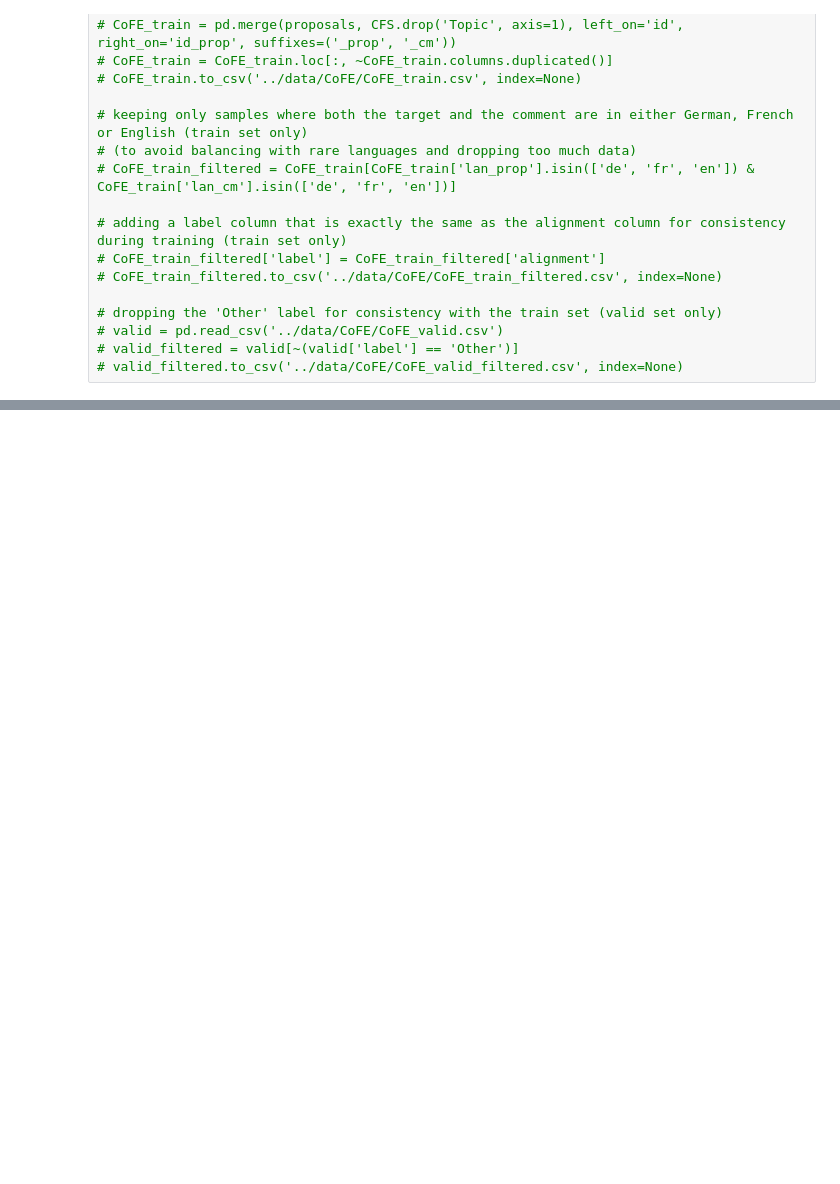
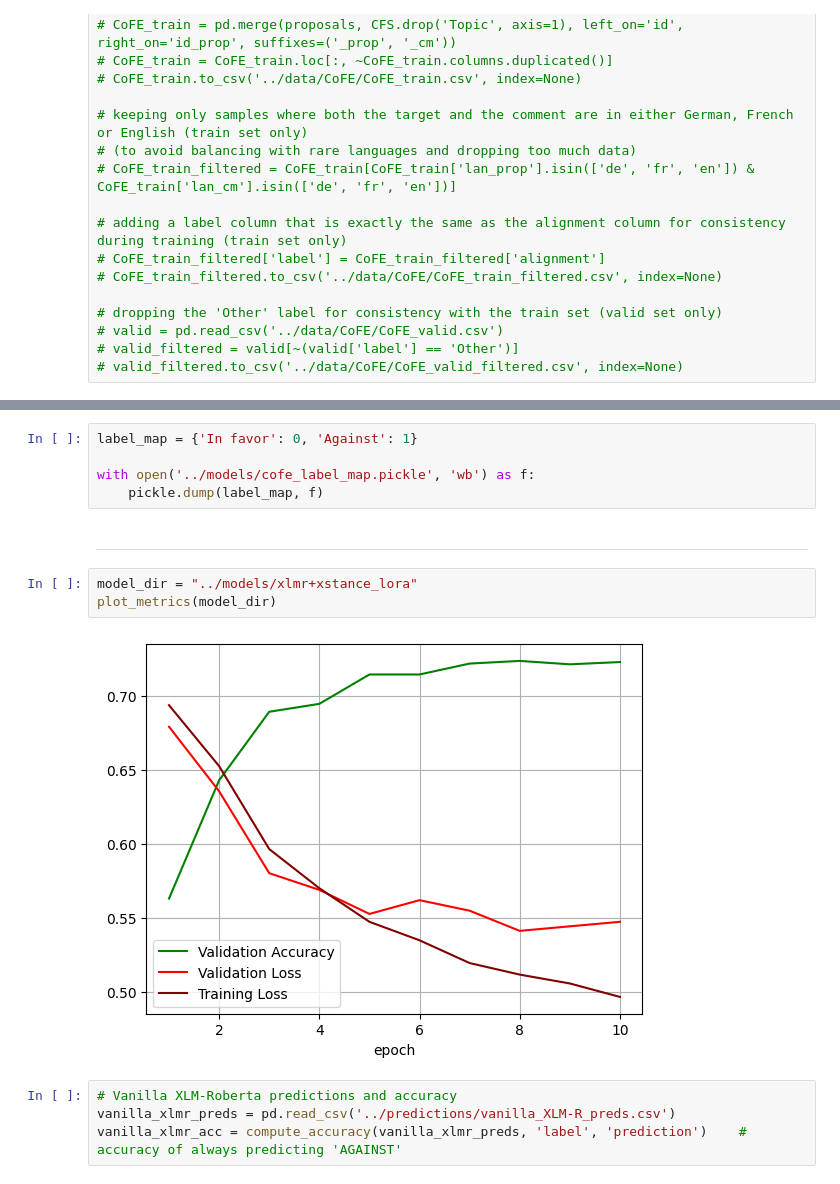
Before and after one commit to NazaninShafiabadi/StanceDetection, a Jupyter notebook: analysis/CoFE.ipynb, the cells around one changed output, grey strips where cells are left out. Drawn from its saved outputs; the diff is of its cells as text; blank space fills up the shorter version.

```diff
--- a/analysis/CoFE.ipynb
+++ b/analysis/CoFE.ipynb
@@ -38,0 +41,16 @@ def balance_df(df, columns:List, rs=42):
+# %%
+label_map = {'In favor': 0, 'Against': 1}
+
+with open('../models/cofe_label_map.pickle', 'wb') as f:
+    pickle.dump(label_map, f)
+# %% [markdown]
+---
+# %%
+model_dir = "../models/xlmr+xstance_lora"
+plot_metrics(model_dir)
+# %% [output]
+[figure, added]
+# %%
+# Vanilla XLM-Roberta predictions and accuracy
+vanilla_xlmr_preds = pd.read_csv('../predictions/vanilla_XLM-R_preds.csv')
+vanilla_xlmr_acc = compute_accuracy(vanilla_xlmr_preds, 'label', 'prediction')    # accuracy of always predicting 'AGAINST'
```
Also changed, not shown: parts of 14 cells of this notebook, 7 other files.
